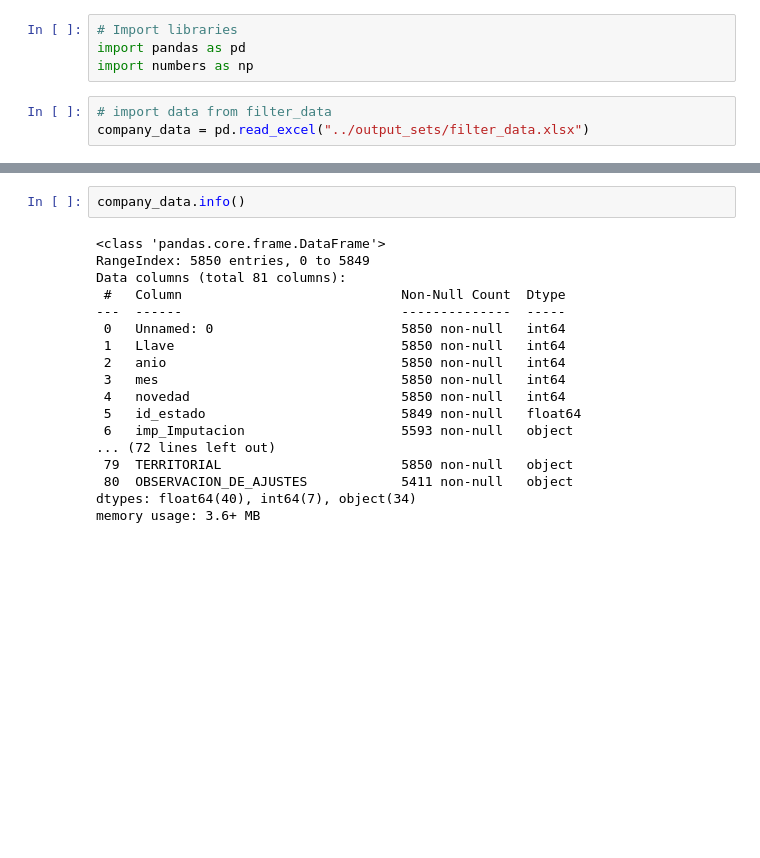
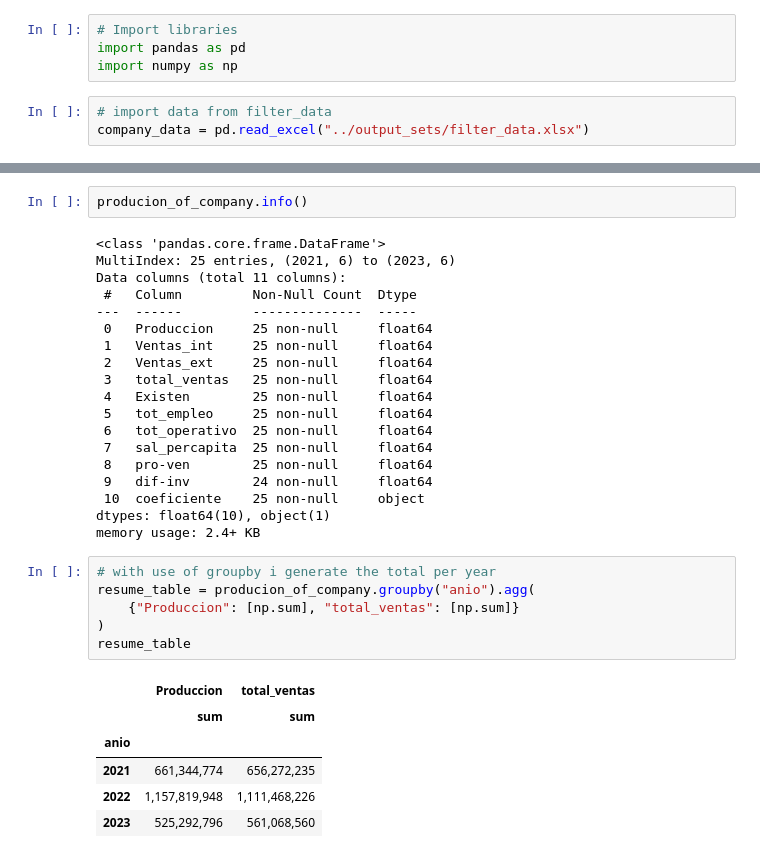
Before and after one commit to titobriceno/analizador, a Jupyter notebook: scrips/tables.ipynb, the cells around one changed output, grey strips where cells are left out. Drawn from its saved outputs; the diff is of its cells as text; blank space fills up the shorter version.

Commit message:
Implementación tabla resume

```diff
--- a/scrips/tables.ipynb
+++ b/scrips/tables.ipynb
@@ -1,7 +1,7 @@
 # %%
 # Import libraries
 import pandas as pd
-import numbers as np
+import numpy as np
 # %%
 # import data from filter_data
 company_data = pd.read_excel("../output_sets/filter_data.xlsx")
@@ -304,22 +304,36 @@ producion_of_company
 |  | 5 | 100,900,543 | 70,671,644 | 32,922,537 | 103,594,181 | 73,218,191 | 2,394 | 1,573 | ... |
 |  | 6 | 103,130,890 | 76,152,043 | 27,961,543 | 104,113,586 | 72,469,899 | 2,354 | 1,543 | ... |
 # %%
-company_data.info()
+producion_of_company.info()
 # %% [output]
 <class 'pandas.core.frame.DataFrame'>
-RangeIndex: 5850 entries, 0 to 5849
-Data columns (total 81 columns):
- #   Column                            Non-Null Count  Dtype
----  ------                            --------------  -----
- 0   Unnamed: 0                        5850 non-null   int64
- 1   Llave                             5850 non-null   int64
- 2   anio                              5850 non-null   int64
- 3   mes                               5850 non-null   int64
- 4   novedad                           5850 non-null   int64
- 5   id_estado                         5849 non-null   float64
- 6   imp_Imputacion                    5593 non-null   object
-... (72 lines left out)
- 79  TERRITORIAL                       5850 non-null   object
- 80  OBSERVACION_DE_AJUSTES            5411 non-null   object
-dtypes: float64(40), int64(7), object(34)
-memory usage: 3.6+ MB
+MultiIndex: 25 entries, (2021, 6) to (2023, 6)
+Data columns (total 11 columns):
+ #   Column         Non-Null Count  Dtype
+---  ------         --------------  -----
+ 0   Produccion     25 non-null     float64
+ 1   Ventas_int     25 non-null     float64
+ 2   Ventas_ext     25 non-null     float64
+ 3   total_ventas   25 non-null     float64
+ 4   Existen        25 non-null     float64
+ 5   tot_empleo     25 non-null     float64
+ 6   tot_operativo  25 non-null     float64
+ 7   sal_percapita  25 non-null     float64
+ 8   pro-ven        25 non-null     float64
+ 9   dif-inv        24 non-null     float64
+ 10  coeficiente    25 non-null     object
+dtypes: float64(10), object(1)
+memory usage: 2.4+ KB
+# %%
+# with use of groupby i generate the total per year
+resume_table = producion_of_company.groupby("anio").agg(
+    {"Produccion": [np.sum], "total_ventas": [np.sum]}
+)
+resume_table
+# %% [output]
+|  | Produccion | total_ventas |
+|  | sum | sum |
+| anio |  |  |
+| 2021 | 661,344,774 | 656,272,235 |
+| 2022 | 1,157,819,948 | 1,111,468,226 |
+| 2023 | 525,292,796 | 561,068,560 |
```
